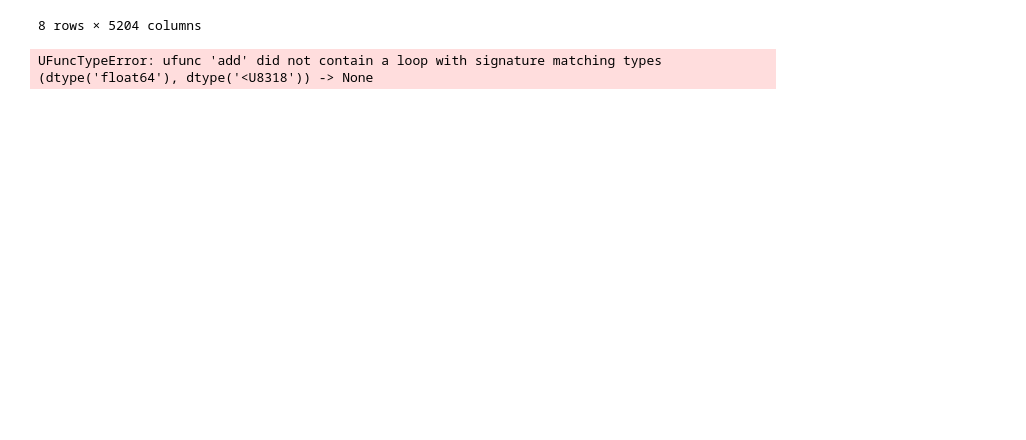
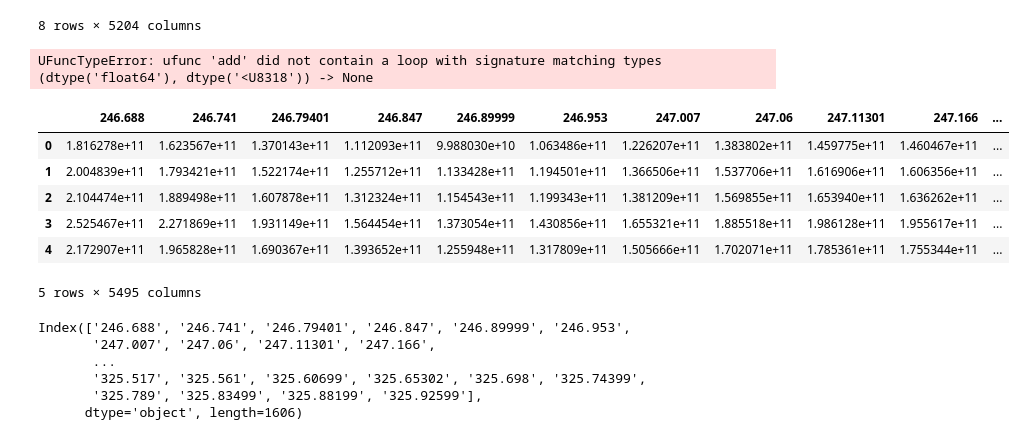
Before and after one commit to chhoumann/thesis-chemcam, a Jupyter notebook: baseline/norms_testing.ipynb, the cells around one changed output. Drawn from its saved outputs; the diff is of its cells as text; code cells hidden in the pictures; blank space fills up the shorter version.

```diff
--- a/baseline/norms_testing.ipynb
+++ b/baseline/norms_testing.ipynb
@@ -374,3 +374,15 @@ train_processed.describe()
 train_processed.sum().sum()
 # %% [output]
 UFuncTypeError: ufunc 'add' did not contain a loop with signature matching types (dtype('float64'), dtype('<U8318')) -> None
+# %%
+train_processed = pd.read_csv(train_path)
+# %%
+train_processed.head()
+# %% [output]
+|  | 246.688 | 246.741 | 246.79401 | 246.847 | 246.89999 | 246.953 | 247.007 | 247.06 | 247.11301 | 247.166 | ... |
+| 0 | 1.816278e+11 | 1.623567e+11 | 1.370143e+11 | 1.112093e+11 | 9.988030e+10 | 1.063486e+11 | 1.226207e+11 | 1.383802e+11 | 1.459775e+11 | 1.460467e+11 | ... |
+| 1 | 2.004839e+11 | 1.793421e+11 | 1.522174e+11 | 1.255712e+11 | 1.133428e+11 | 1.194501e+11 | 1.366506e+11 | 1.537706e+11 | 1.616906e+11 | 1.606356e+11 | ... |
+| 2 | 2.104474e+11 | 1.889498e+11 | 1.607878e+11 | 1.312324e+11 | 1.154543e+11 | 1.199343e+11 | 1.381209e+11 | 1.569855e+11 | 1.653940e+11 | 1.636262e+11 | ... |
+| 3 | 2.525467e+11 | 2.271869e+11 | 1.931149e+11 | 1.564454e+11 | 1.373054e+11 | 1.430856e+11 | 1.655321e+11 | 1.885518e+11 | 1.986128e+11 | 1.955617e+11 | ... |
+| 4 | 2.172907e+11 | 1.965828e+11 | 1.690367e+11 | 1.393652e+11 | 1.255948e+11 | 1.317809e+11 | 1.505666e+11 | 1.702071e+11 | 1.785361e+11 | 1.755344e+11 | ... |
+5 rows × 5495 columns
@@ -376,0 +394,9 @@ UFuncTypeError: ufunc 'add' did not contain a loop with signature matching types
+# %%
+selected_columns
+# %% [output]
+Index(['246.688', '246.741', '246.79401', '246.847', '246.89999', '246.953',
+       '247.007', '247.06', '247.11301', '247.166',
+       ...
+       '325.517', '325.561', '325.60699', '325.65302', '325.698', '325.74399',
+       '325.789', '325.83499', '325.88199', '325.92599'],
+      dtype='object', length=1606)
```
Also changed, not shown: parts of 3 cells of this notebook.
